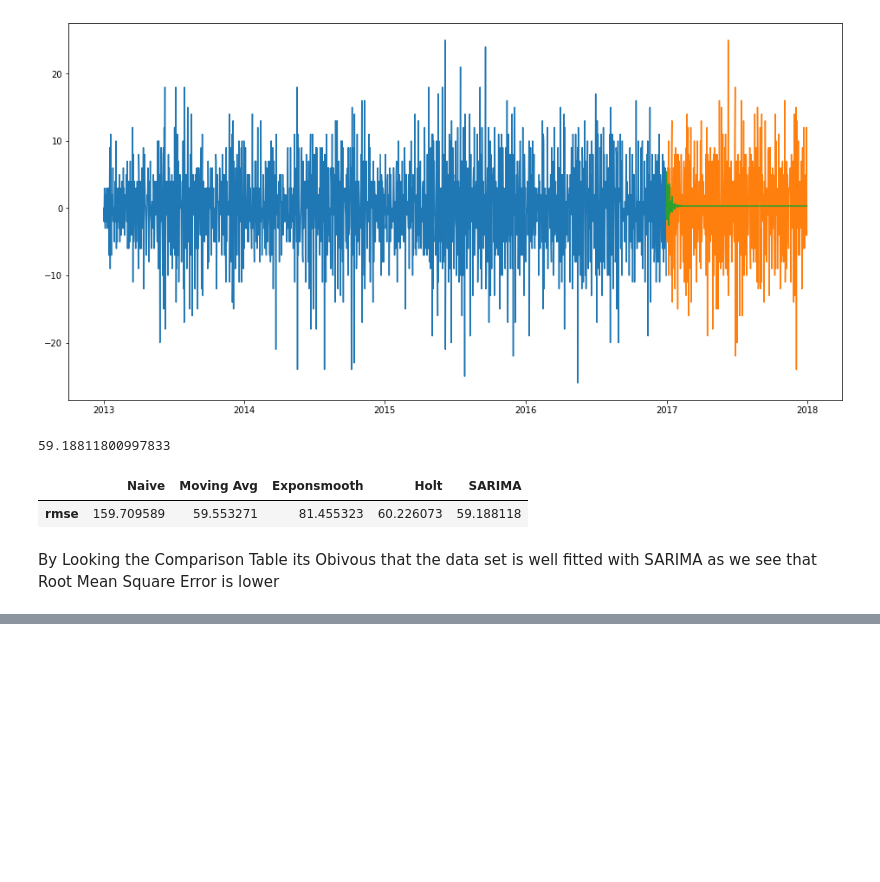
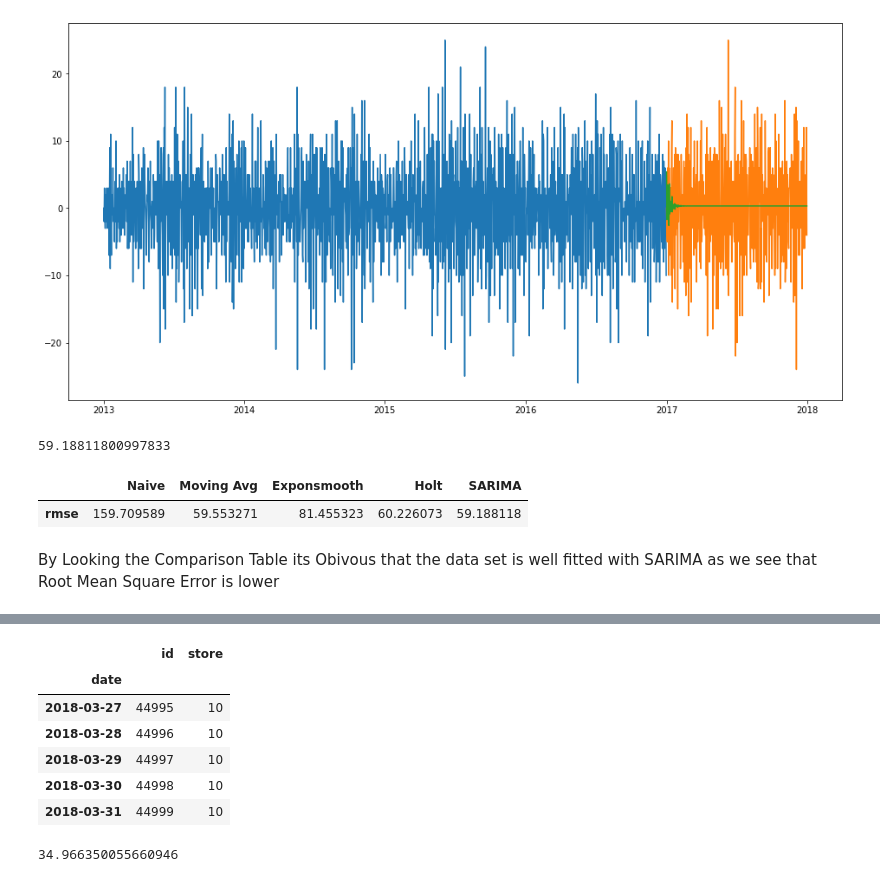
Before and after one commit to aravindh698/TCSION-INTERNSHIP, a Jupyter notebook: tcsion1.ipynb, the cells around one changed output, grey strips where cells are left out. Saved outputs shown, nothing was run; the diff lists cells and outputs as text; code cells hidden in the pictures; blank space fills up the shorter version.

```diff
--- a/tcsion1.ipynb
+++ b/tcsion1.ipynb
@@ -742,0 +767,10 @@ By Looking the Comparison Table its Obivous that the data set is well fitted wit
+# %%
+predictionmodel.tail()
+# %% [output]
+|  | id | store |
+| date |  |  |
+| 2018-03-27 | 44995 | 10 |
+| 2018-03-28 | 44996 | 10 |
+| 2018-03-29 | 44997 | 10 |
+| 2018-03-30 | 44998 | 10 |
+| 2018-03-31 | 44999 | 10 |
@@ -742,0 +780,6 @@ By Looking the Comparison Table its Obivous that the data set is well fitted wit
+# %%
+from sklearn.metrics import mean_squared_error
+rms6=mean_squared_error(predictionmodel.store,predictionmodel.Prediction)
+print(rms6)
+# %% [output]
+34.966350055660946
```
Also changed, not shown: parts of 5 cells of this notebook.
